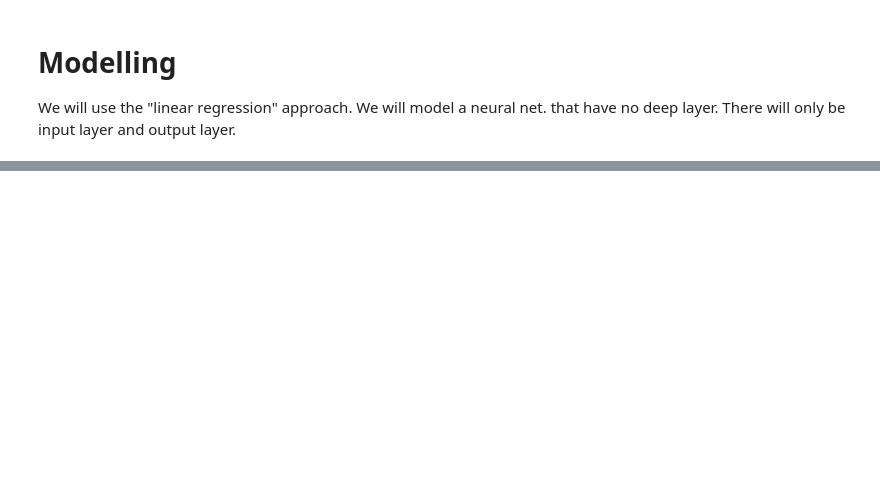
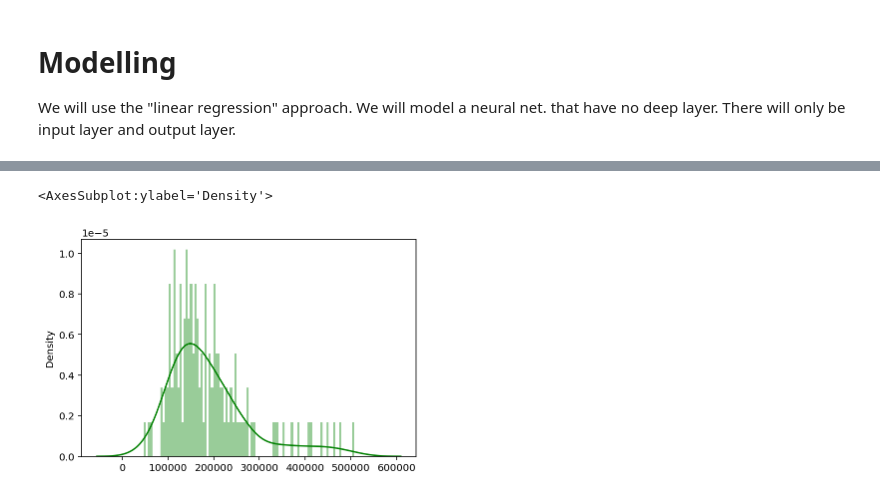
Before and after one commit to ET645/Adriel_ET645, a Jupyter notebook: House_Price_Predcition_Kaagle/House_Price_Prediction_NN_Kaagle.ipynb, the cells around one changed output, grey strips where cells are left out. Drawn from its saved outputs; the diff is of its cells as text; code cells hidden in the pictures; blank space fills up the shorter version.

Commit message:
Finishing constructing neural network and predicting new values

```diff
--- a/House_Price_Predcition_Kaagle/House_Price_Prediction_NN_Kaagle.ipynb
+++ b/House_Price_Predcition_Kaagle/House_Price_Prediction_NN_Kaagle.ipynb
@@ -390,0 +568,28 @@ We will use the "linear regression" approach. We will model a neural net. that h
+# %%
+def scaling_inverse(y_predicted):
+    scaler_train = MinMaxScaler()
+    df_train = pd.read_csv('data/train.csv').rename(columns={'SalePrice': 'label'})
+    y_train = df_train['label'].values.copy()
+    y_train.shape = (-1, 1)
+    scaler_train.fit(y_train)
+    y_predicted.shape = (-1,1)
+    return scaler_train.inverse_transform(y_predicted)
+
+def predict(model, feat):
+    model.eval() # prepare model for evaluation
+    device = torch.device('cuda' if torch.cuda.is_available() else 'cpu')
+    # To speed up calculations, forget the gradients, etc.
+    with torch.no_grad():
+        x = data['features'].to(device)
+        output = model(x)
+        return output.cpu().numpy()
+
+# Reading the model parameters saved
+for data in iter(dataloader['test']):
+    new_features = data['features']
+    print(new_features.shape)
+
+    y_predicted = predict(model, new_features)
+    print(y_predicted.shape)
+    print(y_predicted)
+    break
@@ -390,0 +614,13 @@ We will use the "linear regression" approach. We will model a neural net. that h
+# %%
+scaler_train = MinMaxScaler()
+df_train = pd.read_csv('data/train.csv').rename(columns={'SalePrice': 'label'})
+y_train = df_train['label'].values.copy()
+y_train.shape = (-1, 1)
+scaler_train.fit(y_train)
+y_predicted.shape = (-1,1)
+y_final = scaler_train.inverse_transform(y_predicted)
+# %%
+sns.distplot(y_final, color='g', bins=100, hist_kws={'alpha': 0.4})
+# %% [output]
+<AxesSubplot:ylabel='Density'>
+[figure, added]
```
Also changed, not shown: parts of 15 cells of this notebook, 2 other files.
